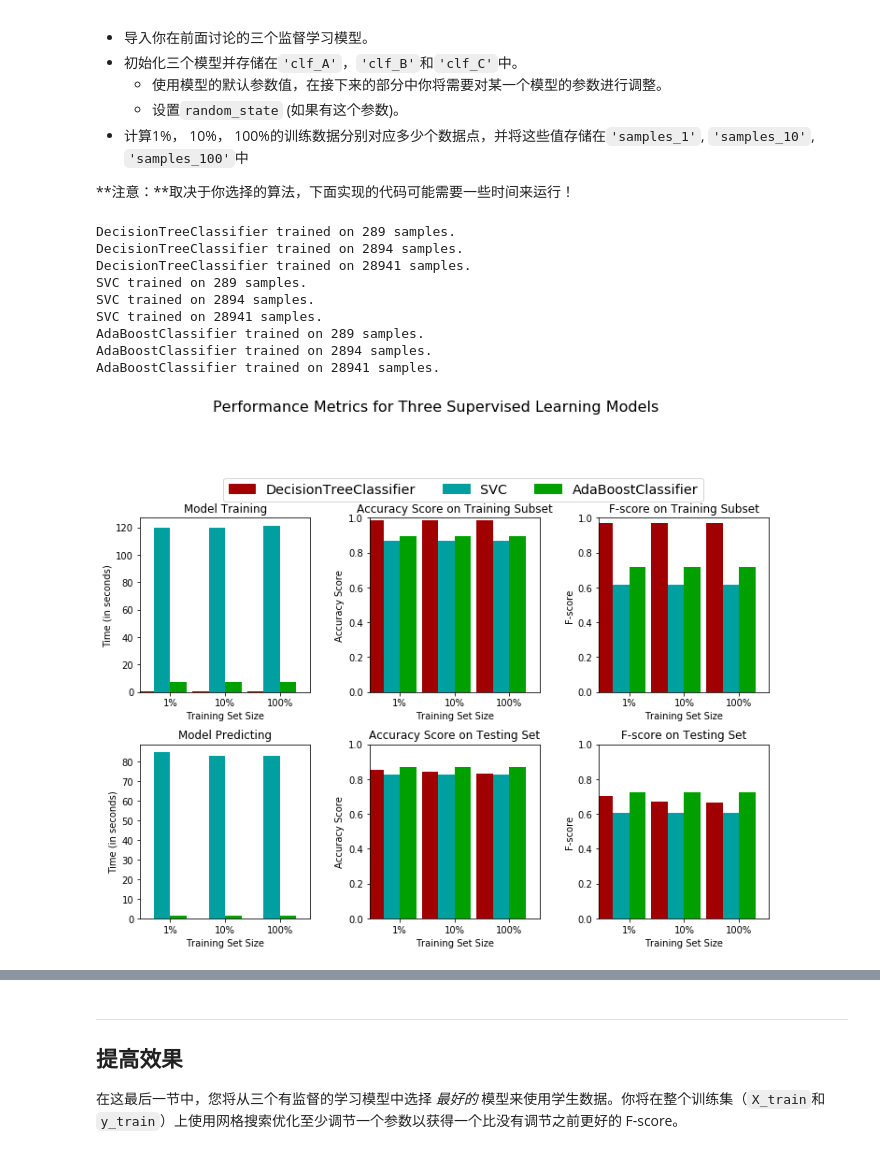
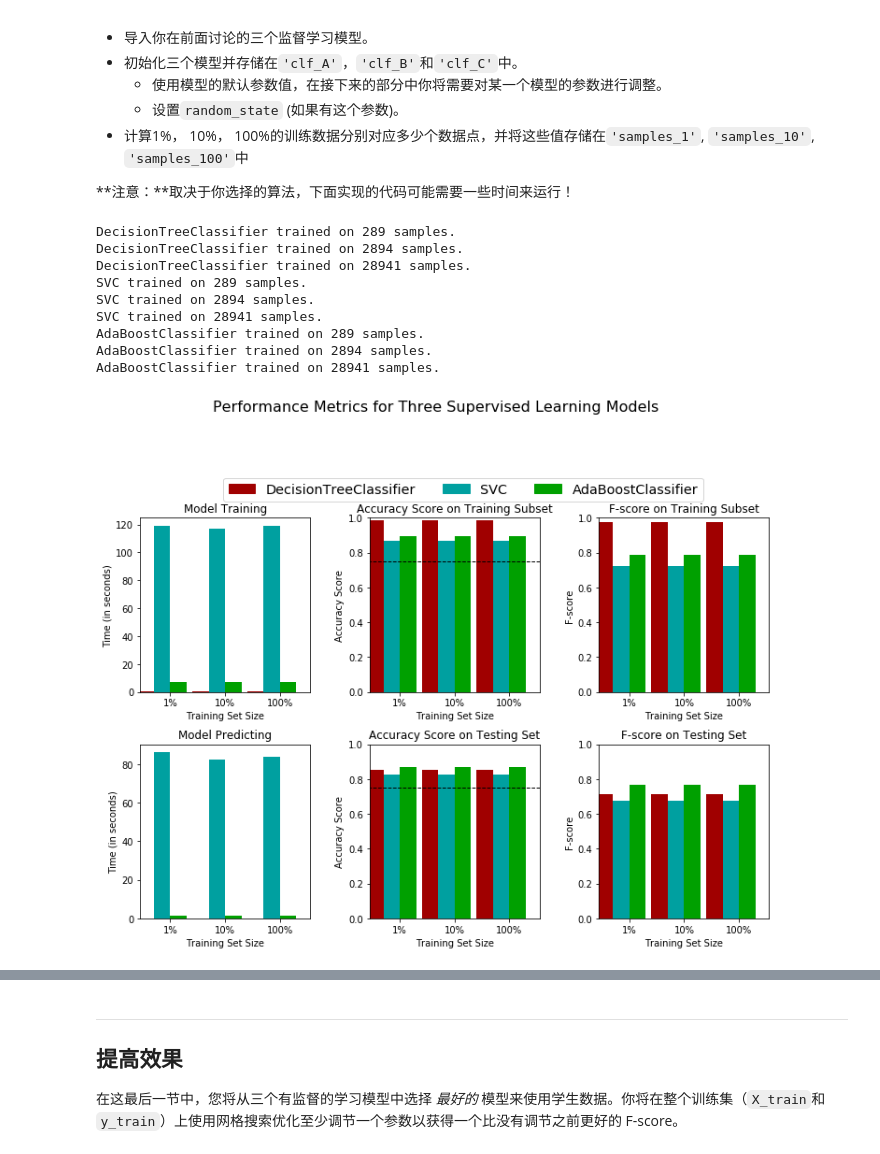
Before and after one commit to X1AOX1A/Udacity, a Jupyter notebook: finding_donors/finding_donors.ipynb, the cells around one changed output, grey strips where cells are left out. Drawn from its saved outputs; the diff is of its cells as text; code cells hidden in the pictures.

```diff
--- a/finding_donors/finding_donors.ipynb
+++ b/finding_donors/finding_donors.ipynb
@@ -224,6 +224,12 @@ $$ F_{\beta} = (1 + \beta^2) \cdot \frac{precision \cdot recall}{\left( \beta^2
 *如果我们选择一个无论什么情况都预测被调查者年收入大于 \$50,000 的模型，那么这个模型在**验证集上**的准确率，查准率，查全率和 F-score是多少？*
 # %%
 #不能使用scikit-learn，你需要根据公式自己实现相关计算。
+
+TP = n_at_most_50k
+FP = n_greater_50k
+FN = 0
+TN = 0
+
 
 def frac(numerator, denominator):
     if denominator==0:
@@ -232,13 +238,13 @@ def frac(numerator, denominator):
         return numerator /denominator
 
 #TODO： 计算准确率
-accuracy = frac(0,(0+n_greater_50k+0+n_at_most_50k))
+accuracy = frac(TP, (TP+FP+FN+TN))
 
 # TODO： 计算查准率 Precision
-precision = frac(0,(0+0))
+precision = frac(TP,(TP+FP))
 
 # TODO： 计算查全率 Recall
-recall = frac(0,(0+n_greater_50k))
+recall = frac(TP,(TP+FN))
 
 # TODO： 使用上面的公式，设置beta=0.5，计算F-score
 fscore = frac((1+pow(0.5,2))*(precision*recall), (pow(0.5,2)*(precision+recall)))
@@ -419,40 +425,41 @@ from sklearn.svm import SVC
 from sklearn.ensemble import AdaBoostClassifier
 
 # TODO：初始化三个模型
-clf_A = DecisionTreeClassifier()
-clf_B = SVC()
+clf_A = DecisionTreeClassifier(random_state=0)
+clf_B = SVC(random_state=0)
 clf_C = AdaBoostClassifier(
     DecisionTreeClassifier(max_depth=1),
     n_estimators=200,
-    algorithm="SAMME.R"
+    algorithm="SAMME.R",
+    random_state=0
 )
 
 # TODO：计算1%， 10%， 100%的训练数据分别对应多少点
 samples_1 = round(len(X_train)*0.01)
 samples_10 = round(len(X_train)*0.1)
 samples_100 = round(len(X_train))
 
 # 收集学习器的结果
 results = {}
 for clf in [clf_A, clf_B, clf_C]:
     clf_name = clf.__class__.__name__
     results[clf_name] = {}
     for i, samples in enumerate([samples_1, samples_10, samples_100]):
         results[clf_name][i] = train_predict(clf, samples, X_train, y_train, X_val, y_val)
 
 # 对选择的三个模型得到的评价结果进行可视化
 vs.evaluate(results, accuracy, fscore)
 # %% [output]
 DecisionTreeClassifier trained on 289 samples.
 DecisionTreeClassifier trained on 2894 samples.
 DecisionTreeClassifier trained on 28941 samples.
 SVC trained on 289 samples.
 SVC trained on 2894 samples.
 SVC trained on 28941 samples.
 AdaBoostClassifier trained on 289 samples.
 AdaBoostClassifier trained on 2894 samples.
 AdaBoostClassifier trained on 28941 samples.
-[figure, old version]
+[figure, new version]
 # %%
 results
 # %% [output]
```
Also changed, not shown: parts of 7 cells of this notebook, 1 other file.
